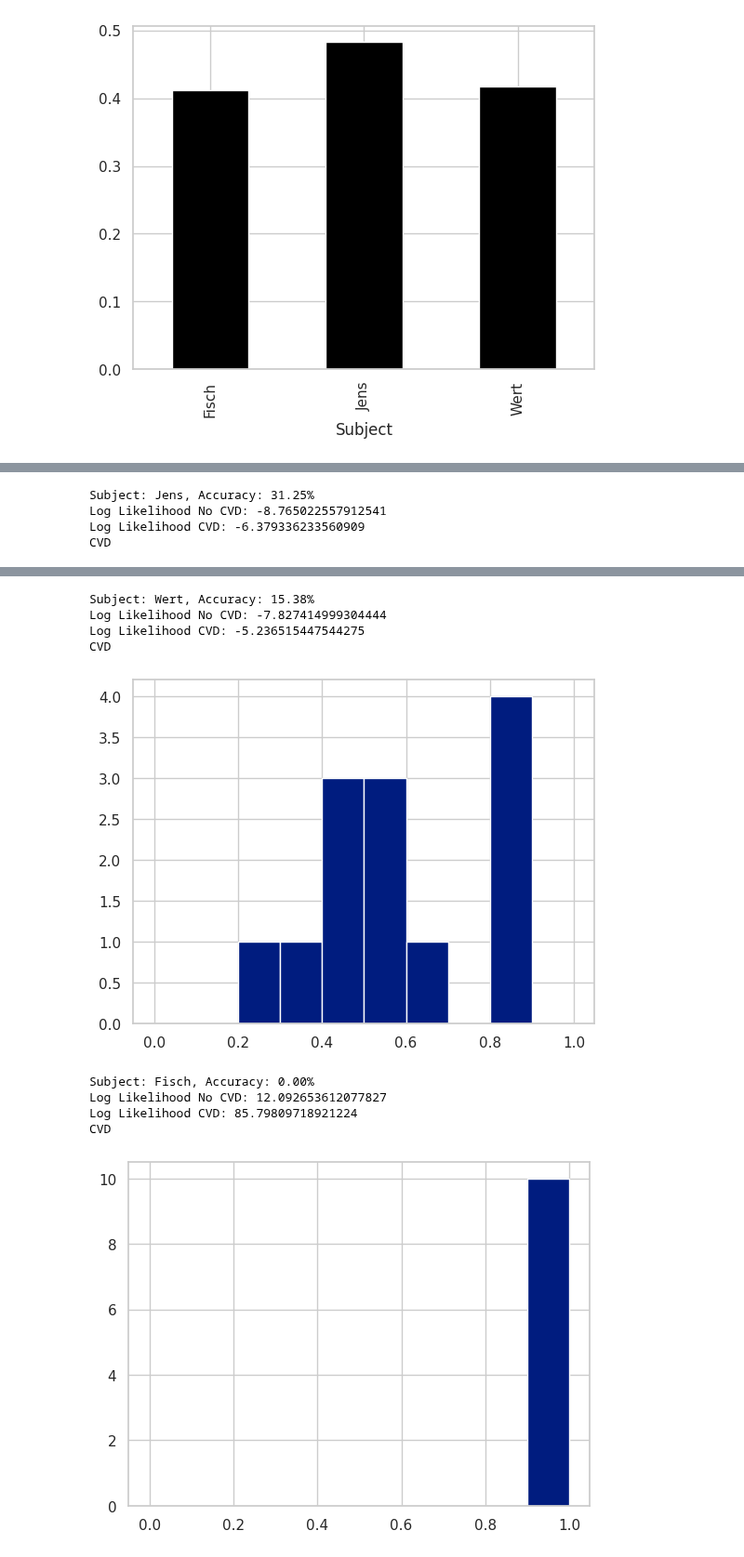
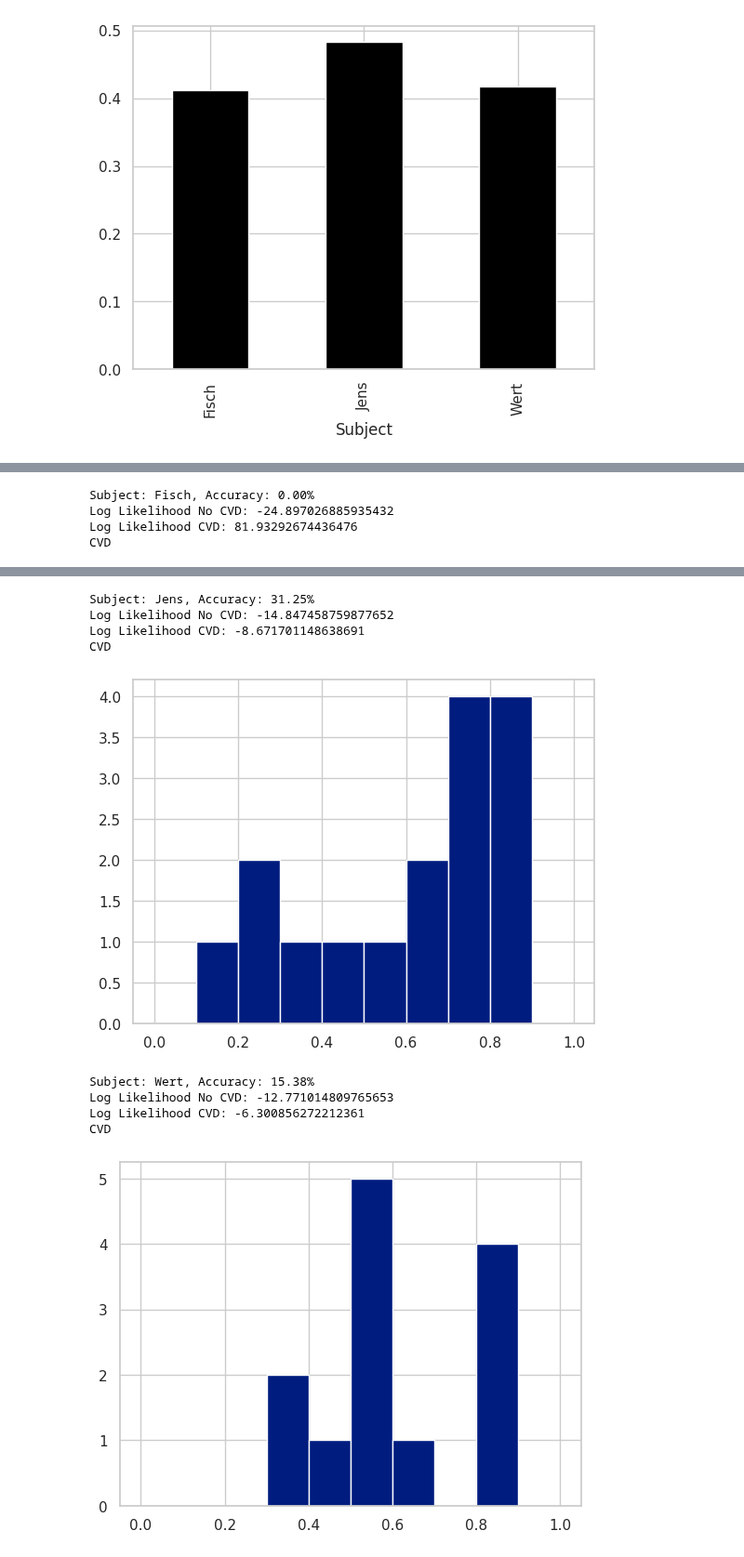
Before and after one commit to TimBerti/ssvep-cvd, a Jupyter notebook: notebooks/svm_eval.ipynb, the cells around one changed output, grey strips where cells are left out. Shown at 93% size. Saved outputs shown, nothing was run; the diff lists cells and outputs as text; code cells hidden in the pictures.

Commit message:
beta from train

```diff
--- a/notebooks/svm_eval.ipynb
+++ b/notebooks/svm_eval.ipynb
@@ -39,12 +41,15 @@ pipeline = Pipeline([
 ])
 
 pipeline.fit(X_train, y_train);
+# %%
+y_pred_train = pipeline.predict(X_train)
+y_pred_proba_train = pipeline.predict_proba(X_train)
 # %%
 X_test = np.load('../data/X_test.npy')
 y_test = np.load('../data/y_test.npy')
 groups_test = np.load('../data/groups_test.npy')
 severities_test = np.load('../data/severities_test.npy')
 # %%
-y_pred = pipeline.predict(X_test)
-y_pred_proba = pipeline.predict_proba(X_test)
+y_pred_test = pipeline.predict(X_test)
+y_pred_proba_test = pipeline.predict_proba(X_test)
 # %%
@@ -175,8 +180,8 @@ AUC ROC: 0.47
 [figure]
 [figure]
 # %%
-simulated = y_pred_proba[y_test == 1][:, 1]
-not_simulated = y_pred_proba[y_test == 0][:, 1]
+simulated = y_pred_proba_train[y_train == 1][:, 1]
+not_simulated = y_pred_proba_train[y_train == 0][:, 1]
 
 simulated = np.concatenate((simulated, np.linspace(0, 1, 20)))
 not_simulated = np.concatenate((not_simulated, np.linspace(0, 1, 20)))
@@ -226,7 +231,7 @@ CVD
 # %%
 for group in set(groups_test):
-    y_group_pred = y_pred[np.logical_and(groups_test == group, y_test == 0)]
-    y_group_pred_proba = y_pred_proba[np.logical_and(groups_test == group, y_test == 0)]
+    y_group_pred = y_pred_test[np.logical_and(groups_test == group, y_test == 0)]
+    y_group_pred_proba = y_pred_proba_test[np.logical_and(groups_test == group, y_test == 0)]
     print(f'Subject: {group}, Accuracy: {np.mean(y_group_pred == 0):.2%}')
     log_likelihood_no_cvd = np.sum(beta.logpdf(y_group_pred_proba[:, 1], a_not_simulated, b_not_simulated))
     log_likelihood_cvd = np.sum(beta.logpdf(y_group_pred_proba[:, 1], a_simulated, b_simulated))
@@ -274,4 +279,4 @@ No CVD
-Subject: Jens, Accuracy: 31.25%
-Log Likelihood No CVD: -8.765022557912541
-Log Likelihood CVD: -6.379336233560909
+Subject: Fisch, Accuracy: 0.00%
+Log Likelihood No CVD: -24.897026885935432
+Log Likelihood CVD: 81.93292674436476
 CVD
@@ -279,10 +284,10 @@ CVD
-Subject: Wert, Accuracy: 15.38%
-Log Likelihood No CVD: -7.827414999304444
-Log Likelihood CVD: -5.236515447544275
+Subject: Jens, Accuracy: 31.25%
+Log Likelihood No CVD: -14.847458759877652
+Log Likelihood CVD: -8.671701148638691
 CVD
-[figure, old version]
+[figure, new version]
-Subject: Fisch, Accuracy: 0.00%
-Log Likelihood No CVD: 12.092653612077827
-Log Likelihood CVD: 85.79809718921224
+Subject: Wert, Accuracy: 15.38%
+Log Likelihood No CVD: -12.771014809765653
+Log Likelihood CVD: -6.300856272212361
 CVD
-[figure, old version]
+[figure, new version]
```
Also changed, not shown: parts of 4 cells of this notebook, 1 other file.
